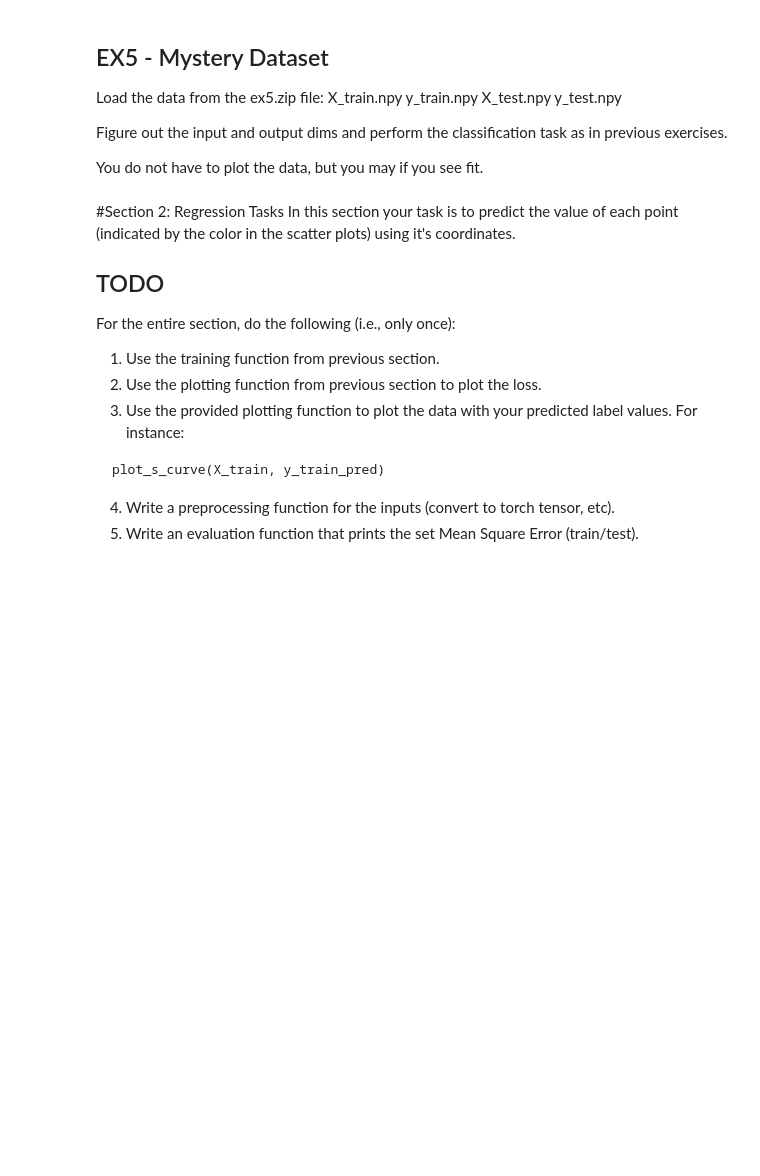
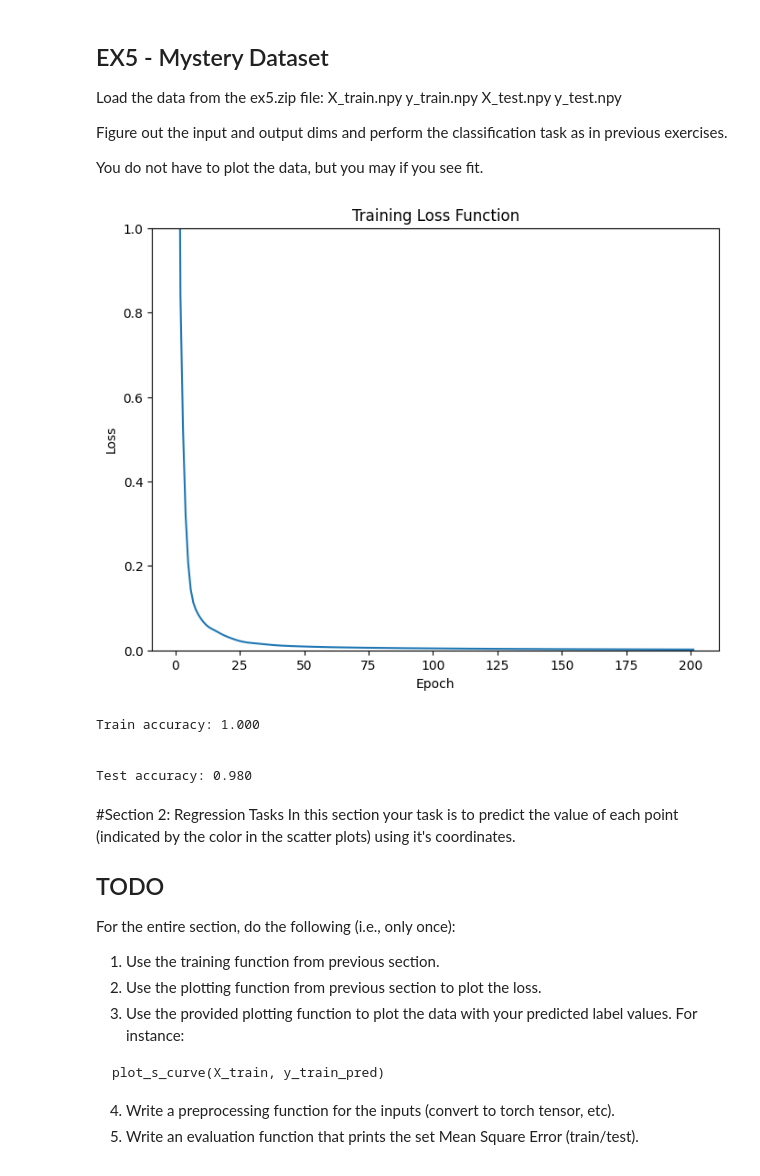
Before and after one commit to JonathanZmora/IntroToDeepLearning, a Jupyter notebook: DL_HW1_I.ipynb, the cells around one changed output. Cells and saved outputs as stored; diff of their text form; code cells hidden in the pictures; blank space fills up the shorter version.

```diff
--- a/DL_HW1_I.ipynb
+++ b/DL_HW1_I.ipynb
@@ -207,7 +207,7 @@ def evaluate(model, X, y):
   model.eval()
   with torch.no_grad():
     y_pred = np.argmax(model(X).detach().cpu().numpy(), axis=1)
-  accuracy = np.mean(y_pred == y)
+  accuracy = np.mean(y_pred == y.cpu().numpy())
   return accuracy
 # %%
 ### Plot training loss function ###
@@ -450,3 +442,48 @@ You do not have to plot the data, but you may if you see fit.
+# %%
+## load numpy array using np.load()
+
+X_train = np.load('/content/ex5_data/X_train.npy')
+X_test = np.load('/content/ex5_data/X_test.npy')
+y_train = np.load('/content/ex5_data/y_train.npy')
+y_test = np.load('/content/ex5_data/y_test.npy')
+
+## Figure out the data dimensions
+
+input_size = X_train.shape[1]
+output_size = len(np.unique(y_train))
+
+## Init and train model. Report Accuracy
+
+device = torch.device("cuda" if torch.cuda.is_available() else "cpu")
+
+X_train, y_train = preprocess_data(X_train, y_train)
+X_test, y_test = preprocess_data(X_test, y_test)
+
+hidden_size = 1024
+
+mlp_model = nn.Sequential(
+    nn.Linear(input_size, hidden_size),
+    nn.ReLU(),
+    nn.Linear(hidden_size, output_size),
+).to(device)
+
+lr = 0.005
+num_epochs = 200
+criterion = nn.CrossEntropyLoss()
+optimizer = torch.optim.Adam(mlp_model.parameters(), lr=lr)
+
+mlp_model, train_losses = train(mlp_model, X_train, y_train, num_epochs, optimizer, criterion)
+plot_loss(train_losses)
+train_accuracy = evaluate(mlp_model, X_train, y_train)
+print(f"\nTrain accuracy: {train_accuracy:.3f}\n")
+test_accuracy = evaluate(mlp_model, X_test, y_test)
+print(f"\nTest accuracy: {test_accuracy:.3f}\n")
+# %% [output]
+[figure, added]
+Train accuracy: 1.000
+
+
+Test accuracy: 0.980
 # %% [markdown]
 #Section 2: Regression Tasks
 In this section your task is to predict the value of each point (indicated by the color in the scatter plots) using it's coordinates.
```
Also changed, not shown: parts of 1 cell of this notebook.
